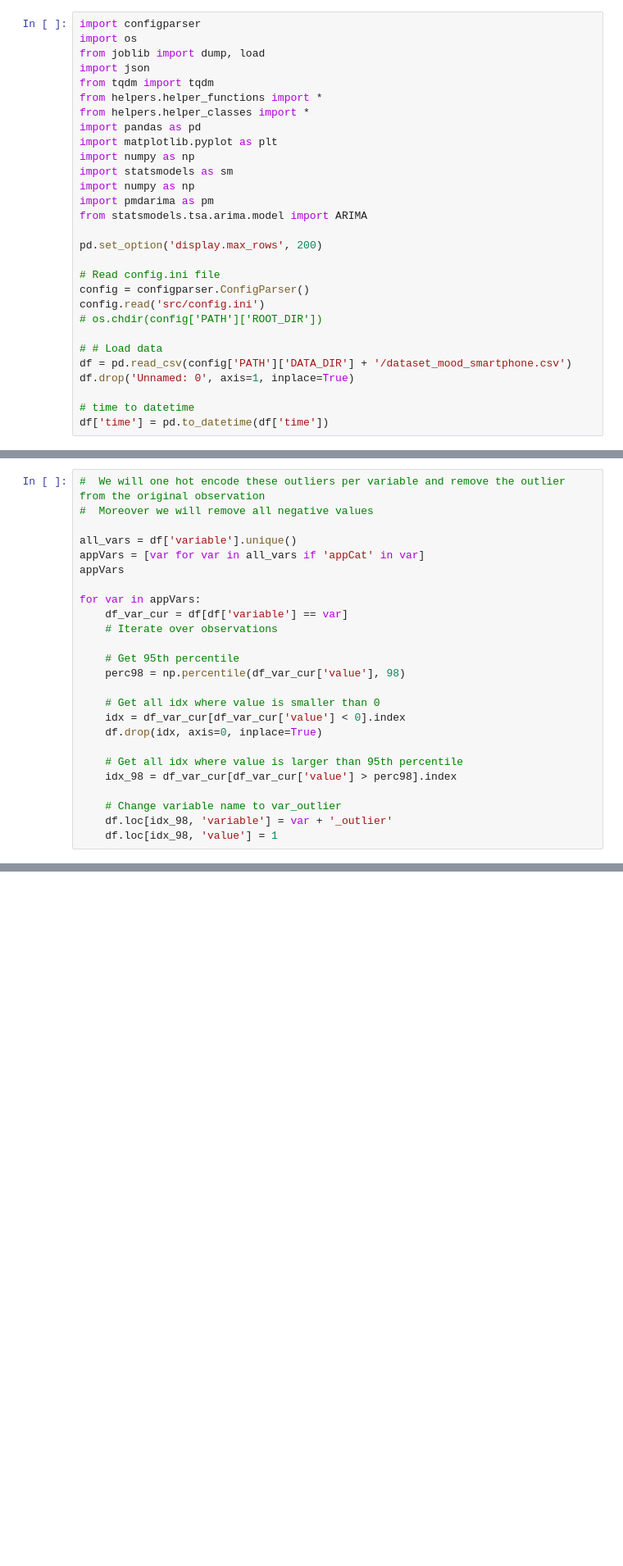
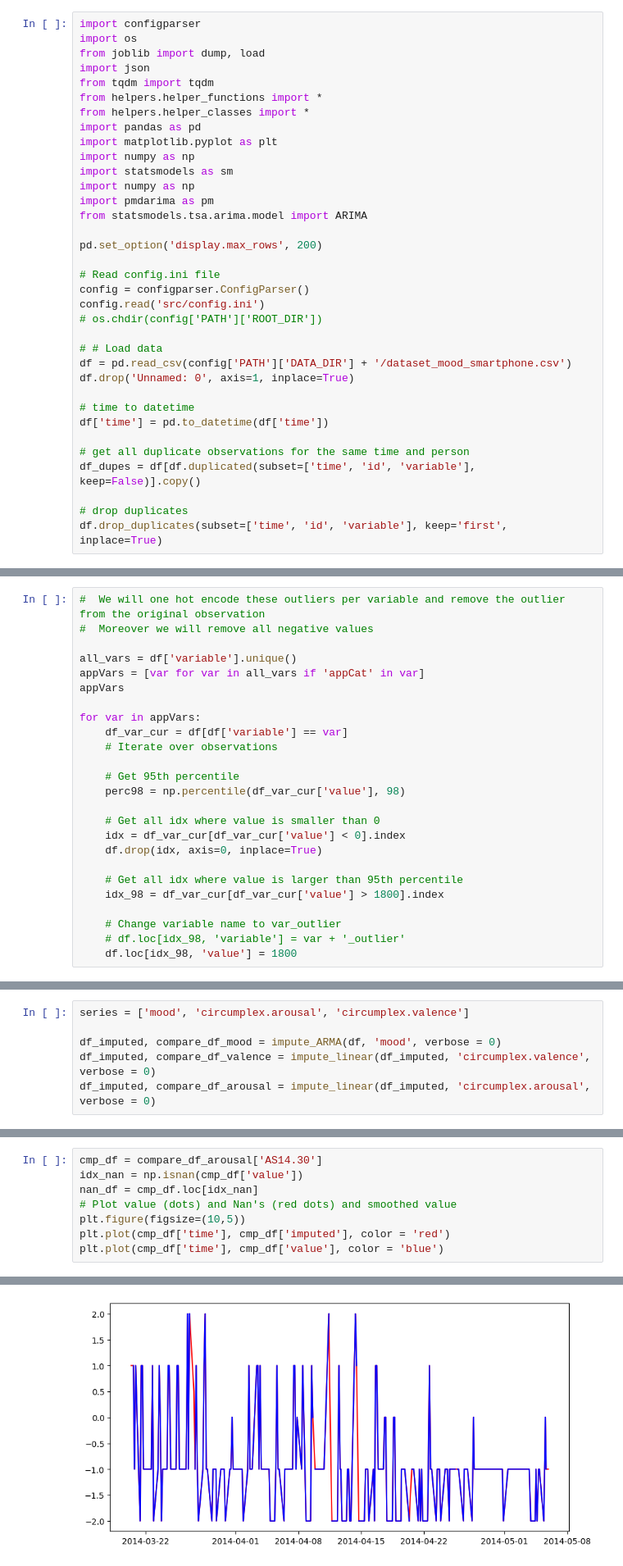
Before and after one commit to rapsac2010/learning-to-rank-expedia-vu, a Jupyter notebook: src/data_cleaning.ipynb, the cells around one changed output, grey strips where cells are left out. Shown at 82% size. Saved outputs shown, nothing was run; the diff lists cells and outputs as text; blank space fills up the shorter version.

Commit message:
data_cleaning_book first version done

```diff
--- a/src/data_cleaning.ipynb
+++ b/src/data_cleaning.ipynb
@@ -27,6 +27,12 @@ df.drop('Unnamed: 0', axis=1, inplace=True)
 
 # time to datetime
 df['time'] = pd.to_datetime(df['time'])
+
+# get all duplicate observations for the same time and person
+df_dupes = df[df.duplicated(subset=['time', 'id', 'variable'], keep=False)].copy()
+
+# drop duplicates
+df.drop_duplicates(subset=['time', 'id', 'variable'], keep='first', inplace=True)
 # %%
 # TODO:
 # DONE: Forward fill valence and arousal
@@ -59,8 +69,8 @@ for var in appVars:
     df.drop(idx, axis=0, inplace=True)
 
     # Get all idx where value is larger than 95th percentile
-    idx_98 = df_var_cur[df_var_cur['value'] > perc98].index
+    idx_98 = df_var_cur[df_var_cur['value'] > 1800].index
 
     # Change variable name to var_outlier
-    df.loc[idx_98, 'variable'] = var + '_outlier'
-    df.loc[idx_98, 'value'] = 1
+    # df.loc[idx_98, 'variable'] = var + '_outlier'
+    df.loc[idx_98, 'value'] = 1800
@@ -289,0 +82,6 @@ KF_res_dict[person_sel]
+# %%
+series = ['mood', 'circumplex.arousal', 'circumplex.valence']
+
+df_imputed, compare_df_mood = impute_ARMA(df, 'mood', verbose = 0)
+df_imputed, compare_df_valence = impute_linear(df_imputed, 'circumplex.valence', verbose = 0)
+df_imputed, compare_df_arousal = impute_linear(df_imputed, 'circumplex.arousal', verbose = 0)
@@ -289,0 +94,9 @@ KF_res_dict[person_sel]
+# %%
+cmp_df = compare_df_arousal['AS14.30']
+idx_nan = np.isnan(cmp_df['value'])
+nan_df = cmp_df.loc[idx_nan]
+# Plot value (dots) and Nan's (red dots) and smoothed value
+plt.figure(figsize=(10,5))
+plt.plot(cmp_df['time'], cmp_df['imputed'], color = 'red')
+plt.plot(cmp_df['time'], cmp_df['value'], color = 'blue')
+# %% [output]
@@ -290,2 +104,3 @@ KF_res_dict[person_sel]
+[figure, added]
 # %%
 # Get all variables
```
Also changed, not shown: parts of 14 cells of this notebook, 4 other files.
